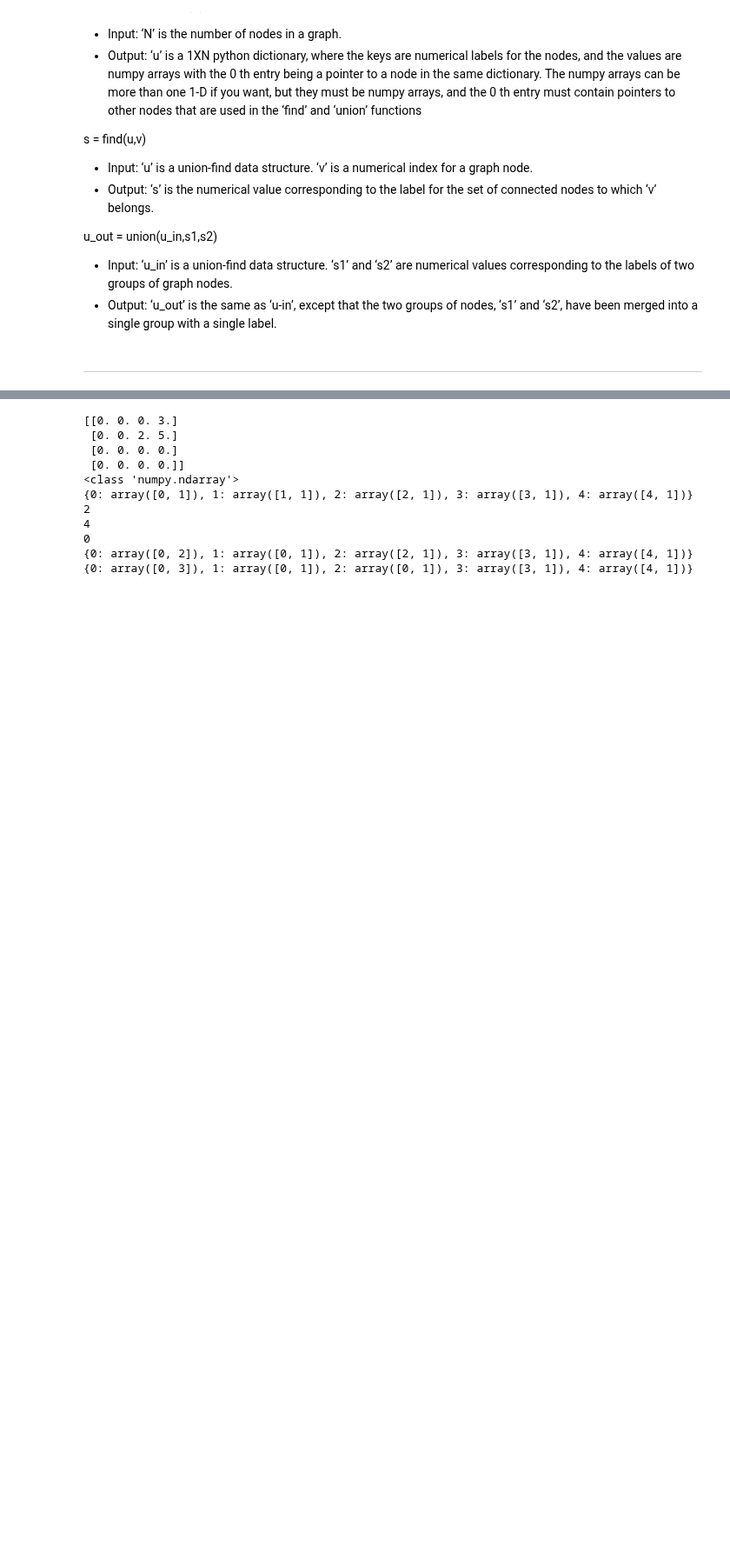
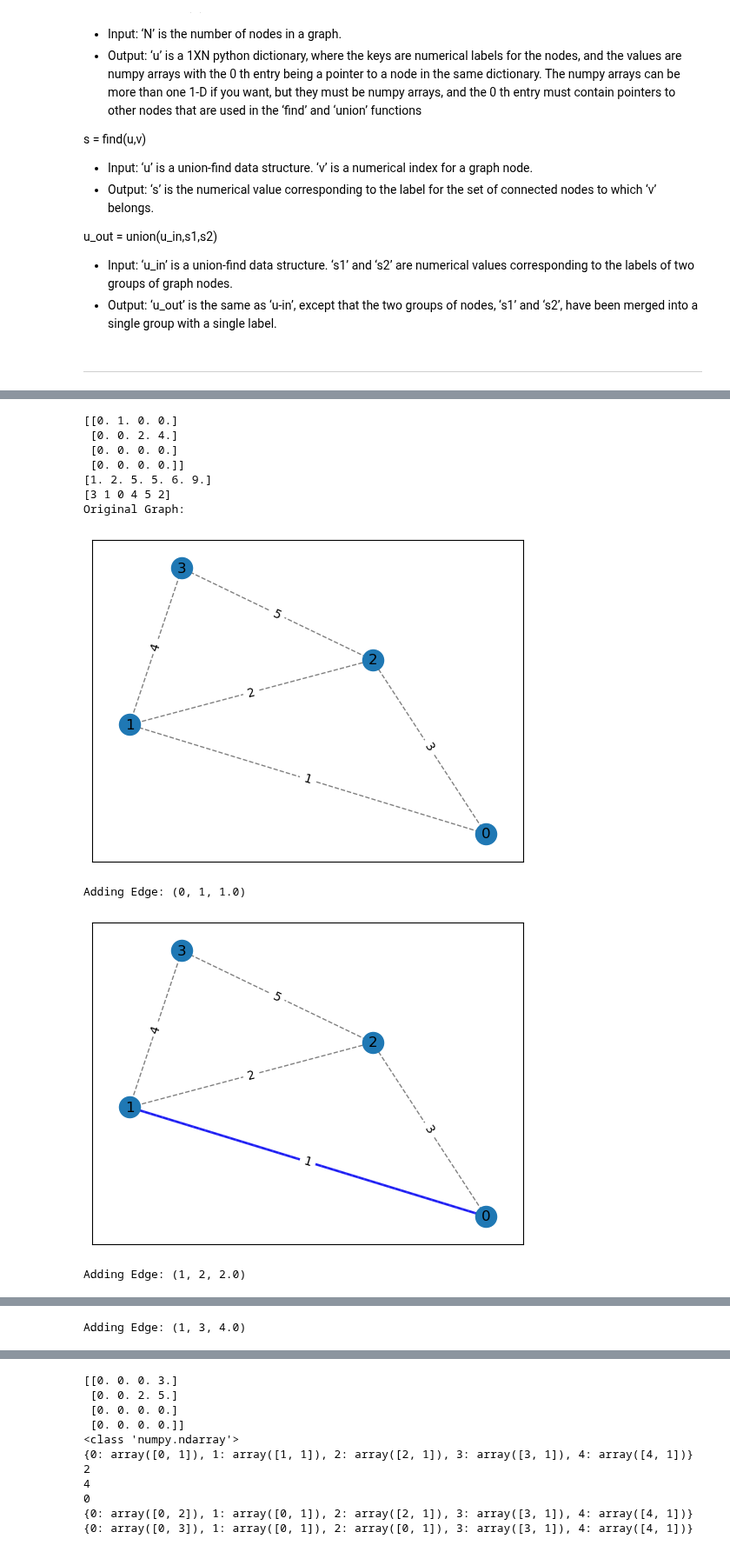
Before and after one commit to cake-dev/algo_stuff, a Jupyter notebook: Assignments/hw_nb.ipynb, the cells around one changed output, grey strips where cells are left out. Shown at 87% size. Cells and saved outputs as stored; diff of their text form; code cells hidden in the pictures; blank space fills up the shorter version.

```diff
--- a/Assignments/hw_nb.ipynb
+++ b/Assignments/hw_nb.ipynb
@@ -316,0 +316,28 @@ Adding Edge: (1, 3, 4.0)
+# %%
+# Testing
+obj = kruskalClass()
+A = np.array([[0, 1, 3, 0], [0, 0, 2, 4], [0, 0, 0, 5], [0, 0, 0, 0]])
+T = obj.findMinimumSpanningTree(A)
+print(T)
+
+a = np.array([5, 2, 9, 1, 5, 6])
+b, inds = obj.mergesort(a)
+print(b)
+print(inds)
+
+# Testing
+obj = kruskalClass()
+A = np.array([[0, 1, 3, 0], [0, 0, 2, 4], [0, 0, 0, 5], [0, 0, 0, 0]])
+obj.plotMinimumSpanningTree(A)
+# %% [output]
+[[0. 1. 0. 0.]
+ [0. 0. 2. 4.]
+ [0. 0. 0. 0.]
+ [0. 0. 0. 0.]]
+[1. 2. 5. 5. 6. 9.]
+[3 1 0 4 5 2]
+Original Graph:
+[figure, added]
+Adding Edge: (0, 1, 1.0)
+[figure, added]
+Adding Edge: (1, 2, 2.0)
@@ -316,0 +345 @@ Adding Edge: (1, 3, 4.0)
+Adding Edge: (1, 3, 4.0)
```
Also changed, not shown: parts of 2 cells of this notebook, 9 other files.
